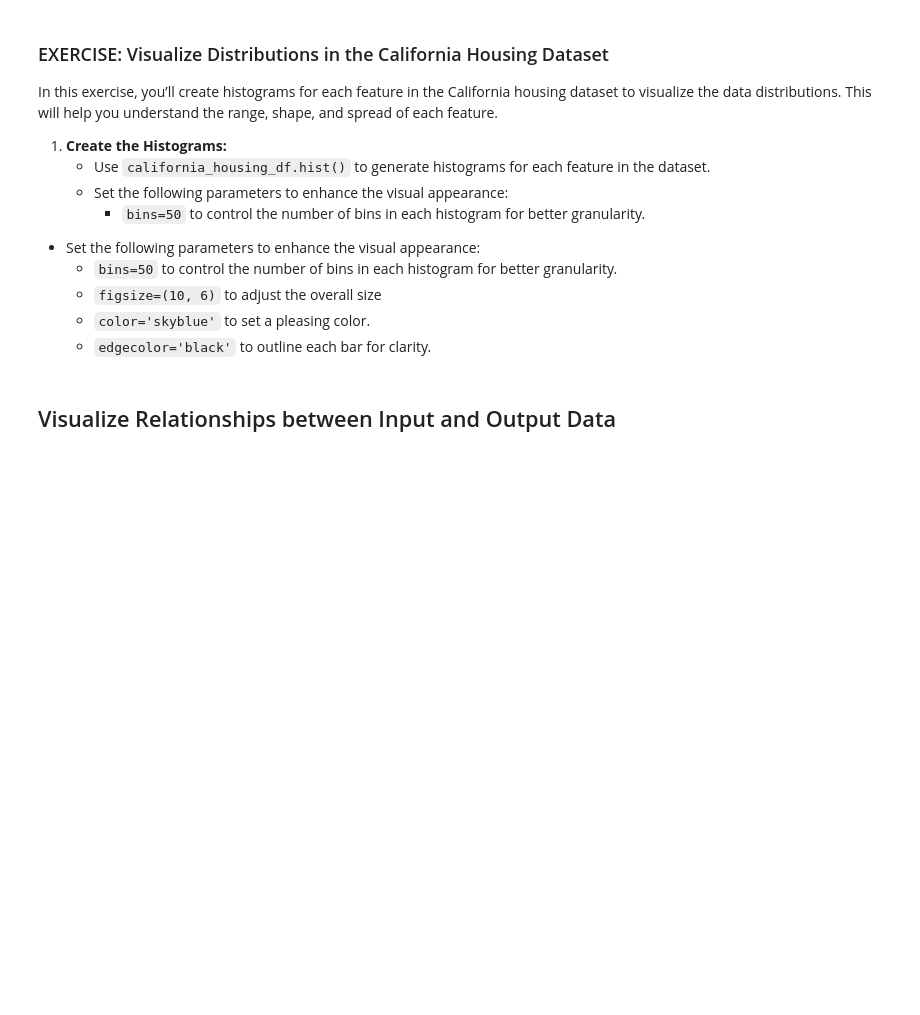
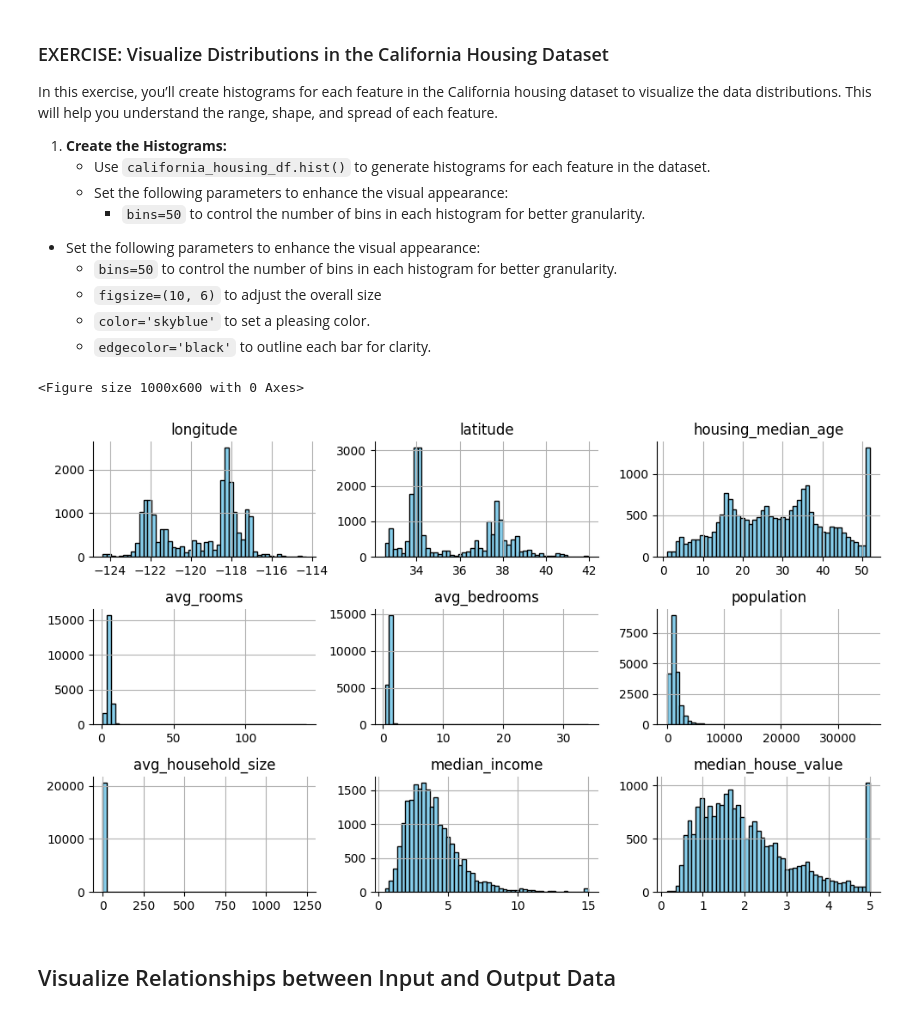
Before and after one commit to bmontoyag/UTEC_MISTI_2026, a Jupyter notebook: Housing_DataExploration_STUDENT_2026.ipynb, the cells around one changed output. Drawn from its saved outputs; the diff is of its cells as text; code cells hidden in the pictures; blank space fills up the shorter version.

```diff
--- a/Housing_DataExploration_STUDENT_2026.ipynb
+++ b/Housing_DataExploration_STUDENT_2026.ipynb
@@ -122,16 +159,19 @@ In this exercise, you’ll create histograms for each feature in the California
 # %%
 # Generate the histograms for the California housing data with adjustments for a prettier plot
 plt.figure(figsize=(10, 6))  # Set a larger figure size for better visibility
-_______________________________________________  # create the histograms
+california_housing_df.hist(bins=50,figsize=(10, 6), color='skyblue', edgecolor='black')  # create the histograms
 
 # Use sns.despine to remove the top and right spines
 sns.despine()
 
 # Adjust the layout to prevent overlap
 plt.tight_layout()
 
 # Show the plot
 plt.show()
+# %% [output]
+<Figure size 1000x600 with 0 Axes>
+[figure, added]
 # %% [markdown]
 ## Visualize Relationships between Input and Output Data
 # %% [markdown]
```
Also changed, not shown: parts of 6 cells of this notebook.
